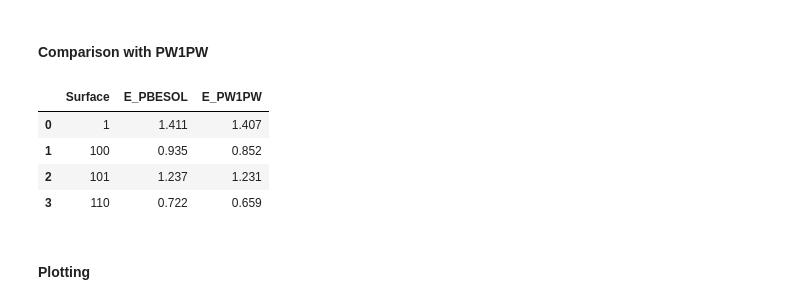
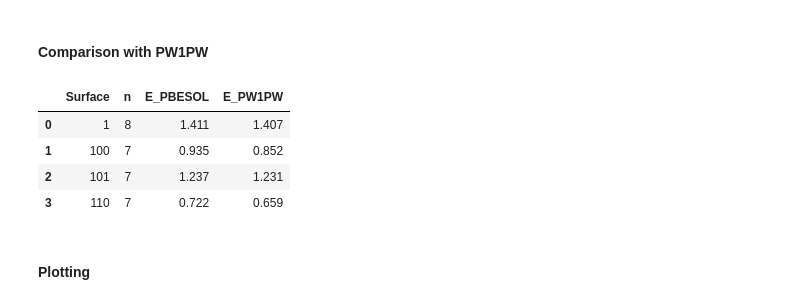
Before and after one commit to tomfroembgen/WP12, a Jupyter notebook: 3_bredow/wp12_3.ipynb, the cells around one changed output. Drawn from its saved outputs; the diff is of its cells as text; code cells hidden in the pictures.

```diff
--- a/3_bredow/wp12_3.ipynb
+++ b/3_bredow/wp12_3.ipynb
@@ -261,16 +265,19 @@ alphas = [0.6, 0.5]
 for i, name in enumerate(names):
       y = std[name]
       ax[0].fill_between(x_std, y, color=colors[i], alpha=alphas[i], label=names[i])
-      ax[0].set_xlabel(r"$E_\mathrm{Fermi}$ in eV")
+      ax[0].set_xlabel(r"$E$ / eV")
       ax[0].set_ylabel(r"Projected density of states")
-      #ax[0].set_xlim(-3,35)
+      ax[0].set_xlim(-3,31)
+      ax[0].set_ylim(-5,210)
       ax[0].legend(loc="best", fancybox=True)
 
 for i, name in enumerate(names):
       y = opt[name]
       ax[1].fill_between(x_opt, y, color=colors[i], alpha=alphas[i], label=names[i])
-      ax[1].set_xlabel(r"$E_\mathrm{Fermi}$ in eV")
+      ax[1].set_xlabel(r"$E$ / eV")
       ax[1].set_ylabel(r"Projected density of states")
+      ax[1].set_xlim(-3,31)
+      ax[1].set_ylim(-5,210)
       ax[1].legend(loc="best", fancybox=True)
 
 fig.tight_layout()
@@ -629,30 +636,33 @@ for i, sf in enumerate(surfaces):
 # %%
 slab_001 = pd.read_csv("./ex2/surface-energy-001.csv", delimiter=",")
 slab_100 = pd.read_csv("./ex2/surface-energy-100.csv", delimiter=",")
 slab_101 = pd.read_csv("./ex2/surface-energy-101.csv", delimiter=",")
 slab_110 = pd.read_csv("./ex2/surface-energy-110.csv", delimiter=",")
 pw1pw = pd.read_csv("./ex2/pw1pw-energies.csv", delimiter=",")
 
 e_bulk = -2.0003835257335E+03
 data = []
 models = [slab_001, slab_100, slab_101, slab_110]
 factor = [0.5, 1, 1, 1]
 pbesol_index = [6, 5, 5, 5]
 pw1pw_index = [8, 7, 7, 7]
 for i, model in enumerate(models):
     e_surf_pw1pw = (pw1pw["Energy / Eh"][i] - pw1pw_index[i] * e_bulk * factor[i]) * eh2j * 10**20 / (2 * model["Area / Angstrom^2 "][0])
     e_surf_pbesol = model["Surface Energy / J m^-2"][pbesol_index[i]]
     surface = model["Surface"][0]
-    data.append([surface, round(e_surf_pbesol, 3), round(e_surf_pw1pw, 3)])
+    data.append([surface, pw1pw_index[i], round(e_surf_pbesol, 3), round(e_surf_pw1pw, 3)])
 
-df = pd.DataFrame(columns=["Surface", "E_PBESOL", "E_PW1PW"], data=data)
+df = pd.DataFrame(columns=["Surface", "n", "E_PBESOL", "E_PW1PW"], data=data)
 display(df)
+
+save_loc = os.path.join(os.path.realpath("."), "ex2/pw1pw-compare.csv")
+df.to_csv(save_loc, index=False)
 # %% [output]
-|  | Surface | E_PBESOL | E_PW1PW |
-| 0 | 1 | 1.411 | 1.407 |
-| 1 | 100 | 0.935 | 0.852 |
-| 2 | 101 | 1.237 | 1.231 |
-| 3 | 110 | 0.722 | 0.659 |
+|  | Surface | n | E_PBESOL | E_PW1PW |
+| 0 | 1 | 8 | 1.411 | 1.407 |
+| 1 | 100 | 7 | 0.935 | 0.852 |
+| 2 | 101 | 7 | 1.237 | 1.231 |
+| 3 | 110 | 7 | 0.722 | 0.659 |
 # %% [markdown]
 #### Plotting
 # %%
```
Also changed, not shown: parts of 2 cells of this notebook, 9 other files.
